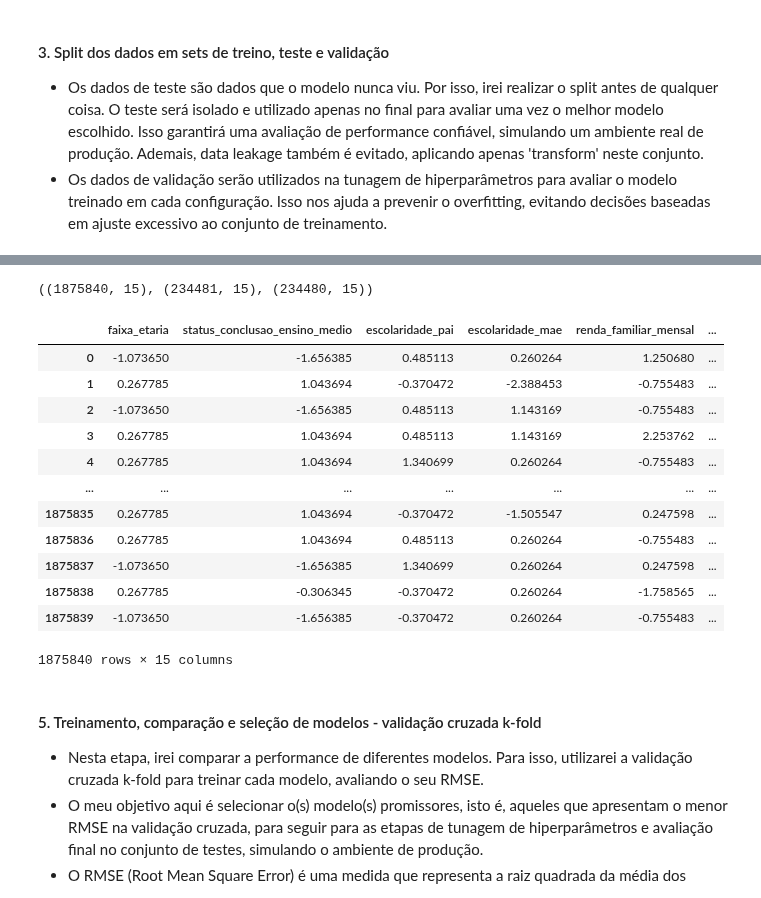
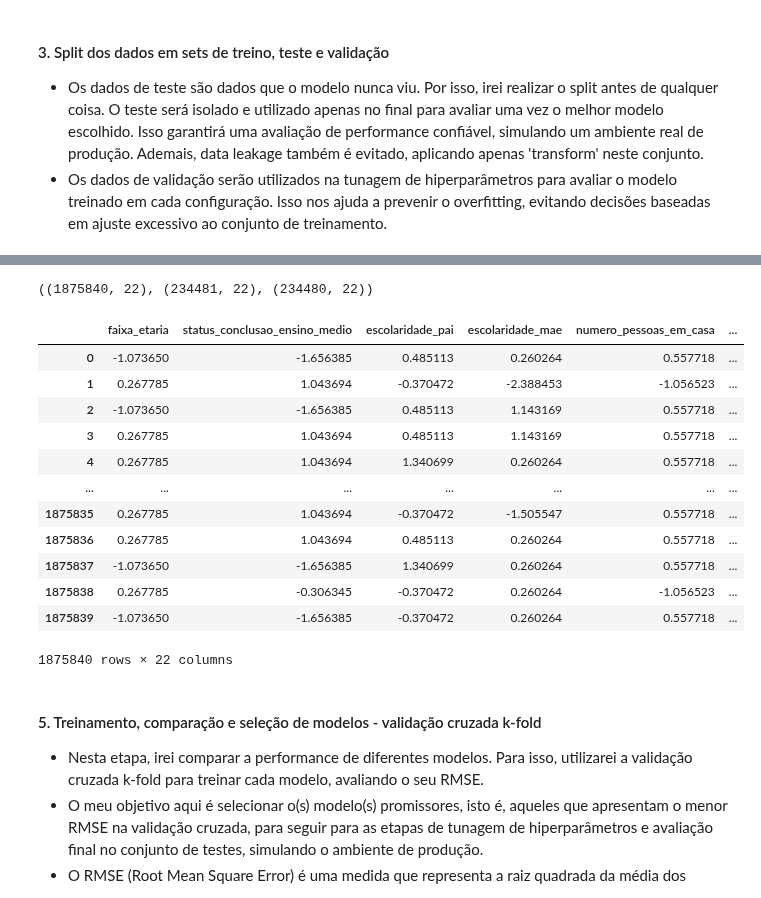
Before and after one commit to allmeidaapedro/Enem-Analysis, a Jupyter notebook: notebooks/3_modelling_desempenho.ipynb, the cells around one changed output, grey strips where cells are left out. Cells and saved outputs as stored; diff of their text form; code cells hidden in the pictures.

```diff
--- a/notebooks/3_modelling_desempenho.ipynb
+++ b/notebooks/3_modelling_desempenho.ipynb
@@ -52,6 +52,9 @@ LARANJA1 = '#F79747'
 AMARELO1, AMARELO2, AMARELO3, AMARELO4, AMARELO5 = '#FFC700', '#FFCC19', '#FFEB51', '#FFE37F', '#FFEEB2'
 BRANCO = '#FFFFFF'
 
+# Visualize all the columns.
+pd.set_option('display.max_columns', None)
+
 # Filter warnings.
 import warnings
 warnings.filterwarnings('ignore')
@@ -238,11 +295,11 @@ clean_df['possui_computador_em_casa'] = clean_df['possui_computador_em_casa'].re
 - Dropando variáveis.
 # %%
 # Dropping irrelevant columns.
-to_drop = ['municipio_prova', 'presenca_cn', 'presenca_ch',
-       'presenca_lc', 'presenca_mt', 'nota_cn', 'nota_ch',
-       'nota_lc', 'nota_mt', 'lingua', 'nota_comp1', 'nota_comp2',
-       'nota_comp3', 'nota_comp4', 'nota_comp5', 'nota_redacao',
-       'escola', 'estado_civil', 'uf_prova']
+to_drop = ['municipio_prova', 'presenca_cn', 'presenca_ch', 'presenca_lc',
+       'presenca_mt', 'nota_cn', 'nota_ch', 'nota_lc',
+       'nota_mt', 'nota_comp1', 'nota_comp2', 'nota_comp3',
+       'nota_comp4', 'nota_comp5', 'nota_redacao', 'estado_civil',
+       'uf_prova', 'renda_numerica']
 
 clean_df = clean_df.drop(columns=to_drop)
 clean_df.shape
@@ -374,8 +440,10 @@ regiao (['Nordeste', 'Sudeste', 'Norte', 'Sul', 'Centro-Oeste'])
 # Defining the features.
 ordinal_features = ['faixa_etaria', 'status_conclusao_ensino_medio',
                     'escolaridade_pai', 'escolaridade_mae',
-                    'renda_familiar_mensal']
-nominal_features = ['regiao']
+                    'numero_pessoas_em_casa', 'renda_familiar_mensal']
+nominal_features = ['escola', 'regiao']
+scale_features = ['possui_celular_em_casa', 'possui_computador_em_casa',
+                    'acesso_tecnologia', 'renda_por_pessoa']
 
 # Imputing 'Não sei' with the mode.
 esc_mae_mode = X_train['escolaridade_mae'].mode()[0]
@@ -399,6 +467,9 @@ status_categories_ordered = ['Não concluído', 'Cursando',
 educational_level_categories_ordered = ['Nunca estudou', 'Ensino fundamental incompleto',
                                         'Ensino fundamental completo', 'Ensino médio completo',
                                         'Ensino superior completo']
+
+people_home_categories_ordered = ['1 a 3', '4 a 5', '6 a 10', '11 a 20']
+
 income_categories_ordered = ['Nenhuma Renda', 'Renda baixa',
                              'Renda média baixa', 'Renda média alta',
                              'Renda alta']
@@ -411,6 +482,7 @@ ordinal_pipe = Pipeline([
             ('status', OrdinalEncoder(categories=[status_categories_ordered]), ['status_conclusao_ensino_medio']),
             ('dad', OrdinalEncoder(categories=[educational_level_categories_ordered]), ['escolaridade_pai']),
             ('mom', OrdinalEncoder(categories=[educational_level_categories_ordered]), ['escolaridade_mae']),
+            ('people', OrdinalEncoder(categories=[people_home_categories_ordered]), ['numero_pessoas_em_casa']),
             ('income', OrdinalEncoder(categories=[income_categories_ordered]), ['renda_familiar_mensal'])
         ]
     )),
@@ -422,11 +494,17 @@ nominal_pipe = Pipeline([
     ('one_hot_encoder', OneHotEncoder())
 ])
 
+# Standard Scaler (on the mapped ordinal features) pipeline.
+scaling_pipe = Pipeline([
+    ('std_scaler', StandardScaler())
+])
+
 # Column transformer.
 preprocessor = ColumnTransformer(
     transformers=[
         ('ordinal_encoding', ordinal_pipe, ordinal_features),
-        ('one_hot_encoding', nominal_pipe, nominal_features)
+        ('one_hot_encoding', nominal_pipe, nominal_features),
+        ('std_scaling', scaling_pipe, scale_features)
     ], remainder='passthrough'
 )
 
@@ -436,30 +514,34 @@ X_val_prepared = preprocessor.transform(X_val)
 X_test_prepared = preprocessor.transform(X_test)
 X_train_prepared.shape, X_val_prepared.shape, X_test_prepared.shape
 # %% [output]
-((1875840, 15), (234481, 15), (234480, 15))
+((1875840, 22), (234481, 22), (234480, 22))
 # %%
 # Obtaining a dataframe of preprocessed data for further interpretation purposes, when analyzing feature importances, for example.
-cols = ['faixa_etaria', 'status_conclusao_ensino_medio', 'escolaridade_pai', 'escolaridade_mae',
-        'renda_familiar_mensal', 'centro_oeste', 'nordeste', 'norte', 'sudeste', 'sul', 'sexo',
-        'treineiro', 'possui_celular_em_casa', 'possui_computador_em_casa', 'acesso_internet_em_casa']
+cols = ['faixa_etaria', 'status_conclusao_ensino_medio', 'escolaridade_pai',
+        'escolaridade_mae', 'numero_pessoas_em_casa', 'renda_familiar_mensal',
+        'nao_respondeu_escola', 'escola_privada', 'escola_publica',
+        'centro_oeste', 'nordeste', 'norte', 'sudeste', 'sul',
+        'possui_celular_em_casa', 'possui_computador_em_casa',
+        'acesso_tecnologia', 'renda_por_pessoa', 'sexo', 'treineiro',
+        'lingua', 'acesso_internet_em_casa']
 X_train_prep_df = pd.DataFrame(X_train_prepared, columns=cols)
 X_val_prep_df = pd.DataFrame(X_val_prepared, columns=cols)
 X_test_prep_df = pd.DataFrame(X_test_prepared, columns=cols)
 X_train_prep_df
 # %% [output]
-|  | faixa_etaria | status_conclusao_ensino_medio | escolaridade_pai | escolaridade_mae | renda_familiar_mensal | ... |
-| 0 | -1.073650 | -1.656385 | 0.485113 | 0.260264 | 1.250680 | ... |
-| 1 | 0.267785 | 1.043694 | -0.370472 | -2.388453 | -0.755483 | ... |
-| 2 | -1.073650 | -1.656385 | 0.485113 | 1.143169 | -0.755483 | ... |
-| 3 | 0.267785 | 1.043694 | 0.485113 | 1.143169 | 2.253762 | ... |
-| 4 | 0.267785 | 1.043694 | 1.340699 | 0.260264 | -0.755483 | ... |
+|  | faixa_etaria | status_conclusao_ensino_medio | escolaridade_pai | escolaridade_mae | numero_pessoas_em_casa | ... |
+| 0 | -1.073650 | -1.656385 | 0.485113 | 0.260264 | 0.557718 | ... |
+| 1 | 0.267785 | 1.043694 | -0.370472 | -2.388453 | -1.056523 | ... |
+| 2 | -1.073650 | -1.656385 | 0.485113 | 1.143169 | 0.557718 | ... |
+| 3 | 0.267785 | 1.043694 | 0.485113 | 1.143169 | 0.557718 | ... |
+| 4 | 0.267785 | 1.043694 | 1.340699 | 0.260264 | 0.557718 | ... |
 | ... | ... | ... | ... | ... | ... | ... |
-| 1875835 | 0.267785 | 1.043694 | -0.370472 | -1.505547 | 0.247598 | ... |
-| 1875836 | 0.267785 | 1.043694 | 0.485113 | 0.260264 | -0.755483 | ... |
-| 1875837 | -1.073650 | -1.656385 | 1.340699 | 0.260264 | 0.247598 | ... |
-| 1875838 | 0.267785 | -0.306345 | -0.370472 | 0.260264 | -1.758565 | ... |
-| 1875839 | -1.073650 | -1.656385 | -0.370472 | 0.260264 | -0.755483 | ... |
+| 1875835 | 0.267785 | 1.043694 | -0.370472 | -1.505547 | 0.557718 | ... |
+| 1875836 | 0.267785 | 1.043694 | 0.485113 | 0.260264 | 0.557718 | ... |
+| 1875837 | -1.073650 | -1.656385 | 1.340699 | 0.260264 | 0.557718 | ... |
+| 1875838 | 0.267785 | -0.306345 | -0.370472 | 0.260264 | -1.056523 | ... |
+| 1875839 | -1.073650 | -1.656385 | -0.370472 | 0.260264 | 0.557718 | ... |
-1875840 rows × 15 columns
+1875840 rows × 22 columns
 # %% [markdown]
 #### 5. Treinamento, comparação e seleção de modelos - validação cruzada k-fold
 - Nesta etapa, irei comparar a performance de diferentes modelos. Para isso, utilizarei a validação cruzada k-fold para treinar cada modelo, avaliando o seu RMSE.
```
Also changed, not shown: parts of 30 cells of this notebook, 2 other files.
